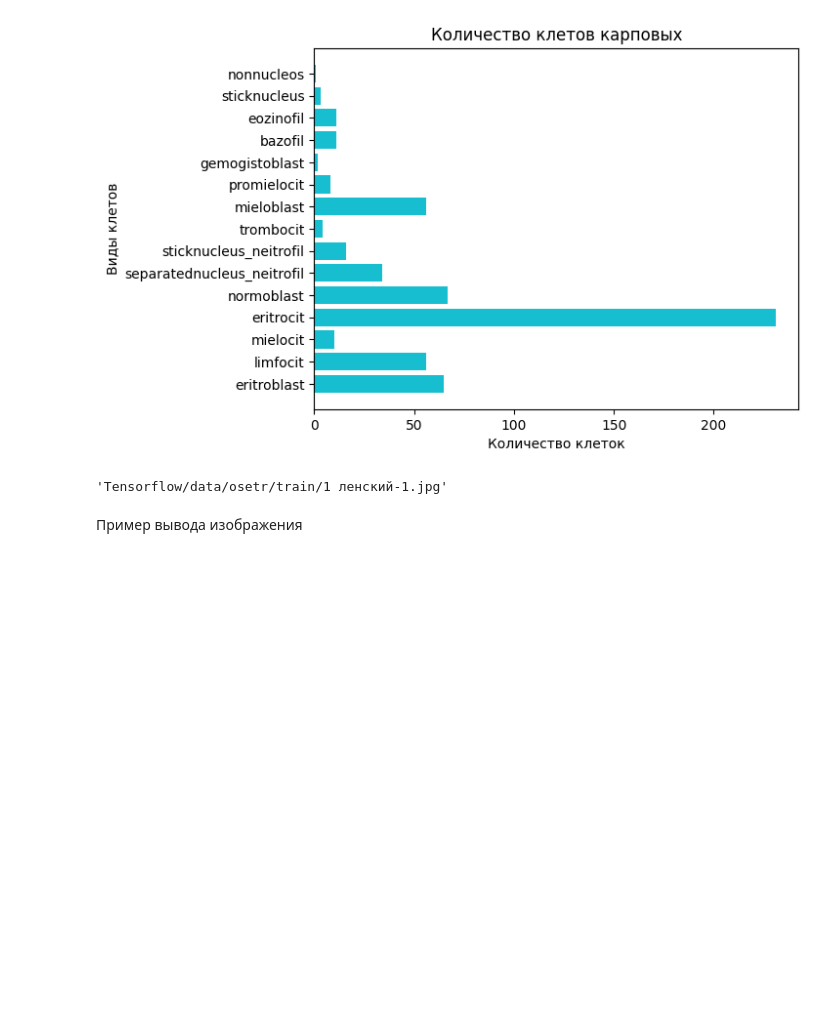
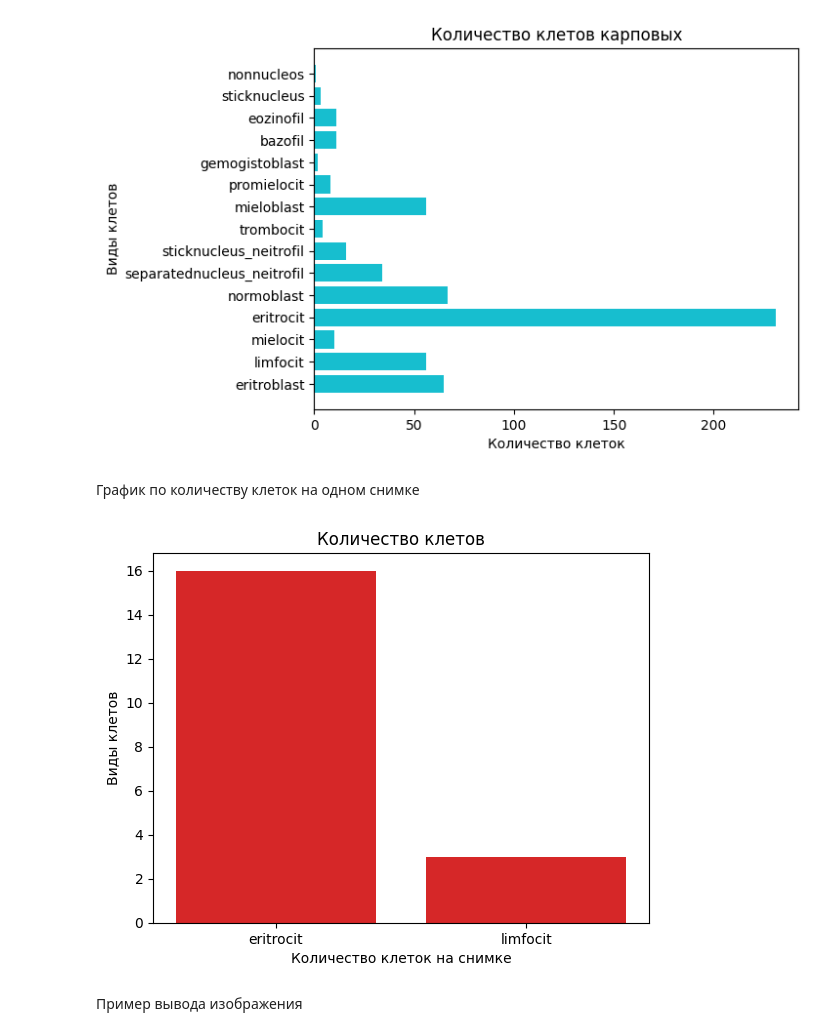
Before and after one commit to Midnight1Knight/Blood-object-detection, a Jupyter notebook: 1.DataExplore.ipynb, the cells around one changed output. Saved outputs shown, nothing was run; the diff lists cells and outputs as text; code cells hidden in the pictures; blank space fills up the shorter version.

```diff
--- a/1.DataExplore.ipynb
+++ b/1.DataExplore.ipynb
@@ -70,10 +94,36 @@ plt.title("Количество клетов карповых")
 plt.show()
 # %% [output]
 [figure]
+# %% [markdown]
+График по количеству клеток на одном снимке
+# %%
+path_to_image = os.path.join('Tensorflow', 'workspace', 'data', 'osetr', 'train', '1 ленский-1')
 # %%
-os.path.join('Tensorflow', 'data', 'osetr', 'train', '1 ленский-1.jpg')
+def count_cells(path):
+    class_counts = {}
+    tree = ET.parse(path + '.xml')
+    root = tree.getroot()
+    objects = root.findall('object')
+    for object in objects:
+        name = object.find('name').text
+        if name in class_counts:
+            class_counts[name] += 1
+        else:
+            class_counts[name] = 1
+    return class_counts
+
+cells = count_cells(path_to_image)
+
+class_names = list(cells.keys())
+class_counts = list(cells.values())
+# Create a bar plot
+plt.bar(class_names, class_counts, color='tab:red')
+plt.xlabel("Количество клеток на снимке")
+plt.ylabel("Виды клетов")
+plt.title("Количество клетов")
+plt.show()
 # %% [output]
-'Tensorflow/data/osetr/train/1 ленский-1.jpg'
+[figure, added]
 # %% [markdown]
 Пример вывода изображения
 # %%
```
Also changed, not shown: parts of 9 cells of this notebook.
